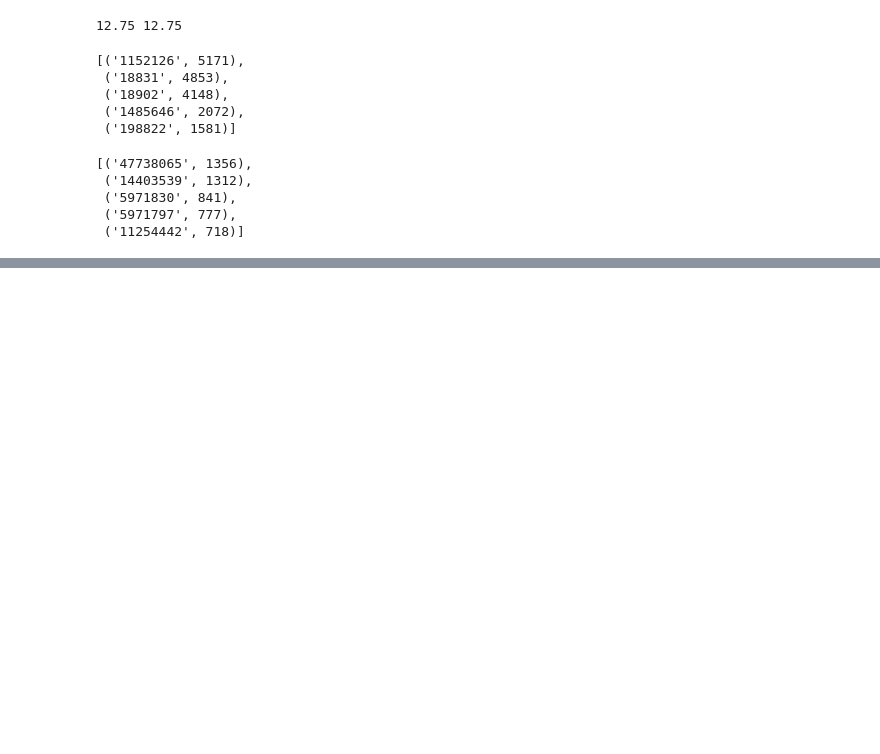
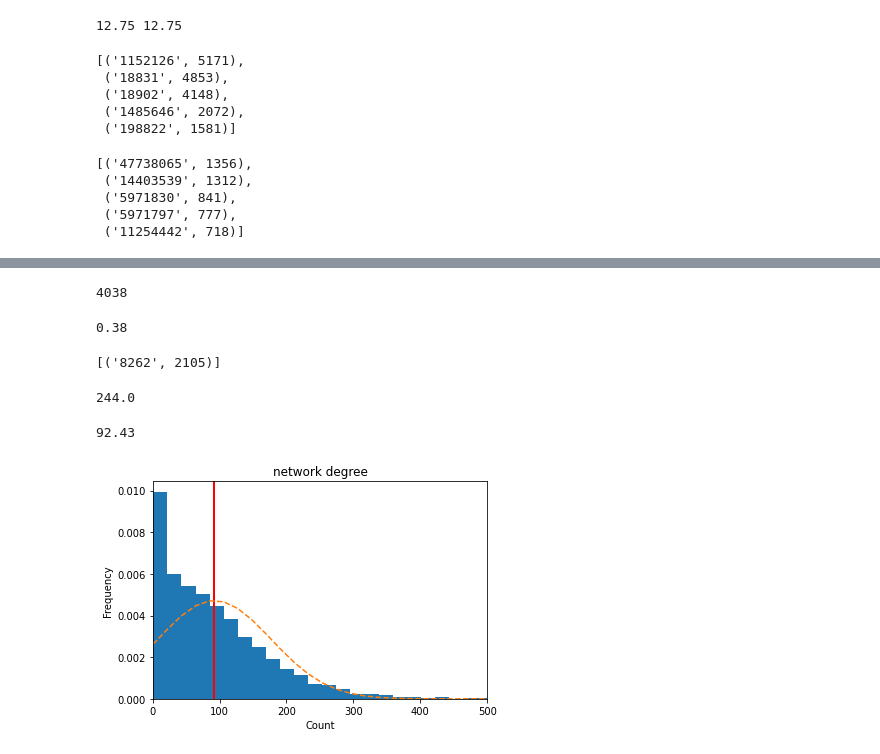
Before and after one commit to hamjang/network, a Jupyter notebook: chapter_3_1.ipynb, the cells around one changed output, grey strips where cells are left out. Saved outputs shown, nothing was run; the diff lists cells and outputs as text; code cells hidden in the pictures; blank space fills up the shorter version.

```diff
--- a/chapter_3_1.ipynb
+++ b/chapter_3_1.ipynb
@@ -254,0 +294,2 @@ result2
+# %%
+face = nx.read_edgelist('/content/socfb-Northwestern25.edges.gz')
@@ -254,0 +298,44 @@ result2
+# %%
+sum=0
+for key, value in count.items():
+  if value >= 100 :
+    sum+=1
+
+print(sum)
+# %% [output]
+4038
+# %%
+round(sum/len(count),2)
+# %% [output]
+0.38
+# %%
+result = sorted(count.items(), key=lambda x: x[1], reverse=True)[:1]
+result
+#연결선수 상위 5개
+# %% [output]
+[('8262', 2105)]
+# %%
+node_count = [face.degree(n) for n in face.nodes()] # 각 노드의 연결선 수
+np.percentile(node_count,95) # 95% 추출
+# %% [output]
+244.0
+# %%
+round(np.mean(node_count),2)
+# %% [output]
+92.43
+# %%
+avg = np.mean(node_count)
+tan = np.std(node_count)
+
+nbins = 100
+n, bins, patches = plt.hist(node_count, bins = nbins, density=1)
+plt.xlim(0,500)
+plt.xlabel('Count')
+plt.ylabel('Frequency')
+plt.title('network degree')
+plt.axvline(x = np.mean(node_count), linewidth =2, color = 'r')
+y = ((1 / (np.sqrt(2 * np.pi) * tan)) * np.exp(-0.5 * (1/tan * (bins - avg))**2))
+plt.plot(bins,y,'--')
+plt.show()
+# %% [output]
+[figure, added]
```
Also changed, not shown: parts of 8 cells of this notebook.
